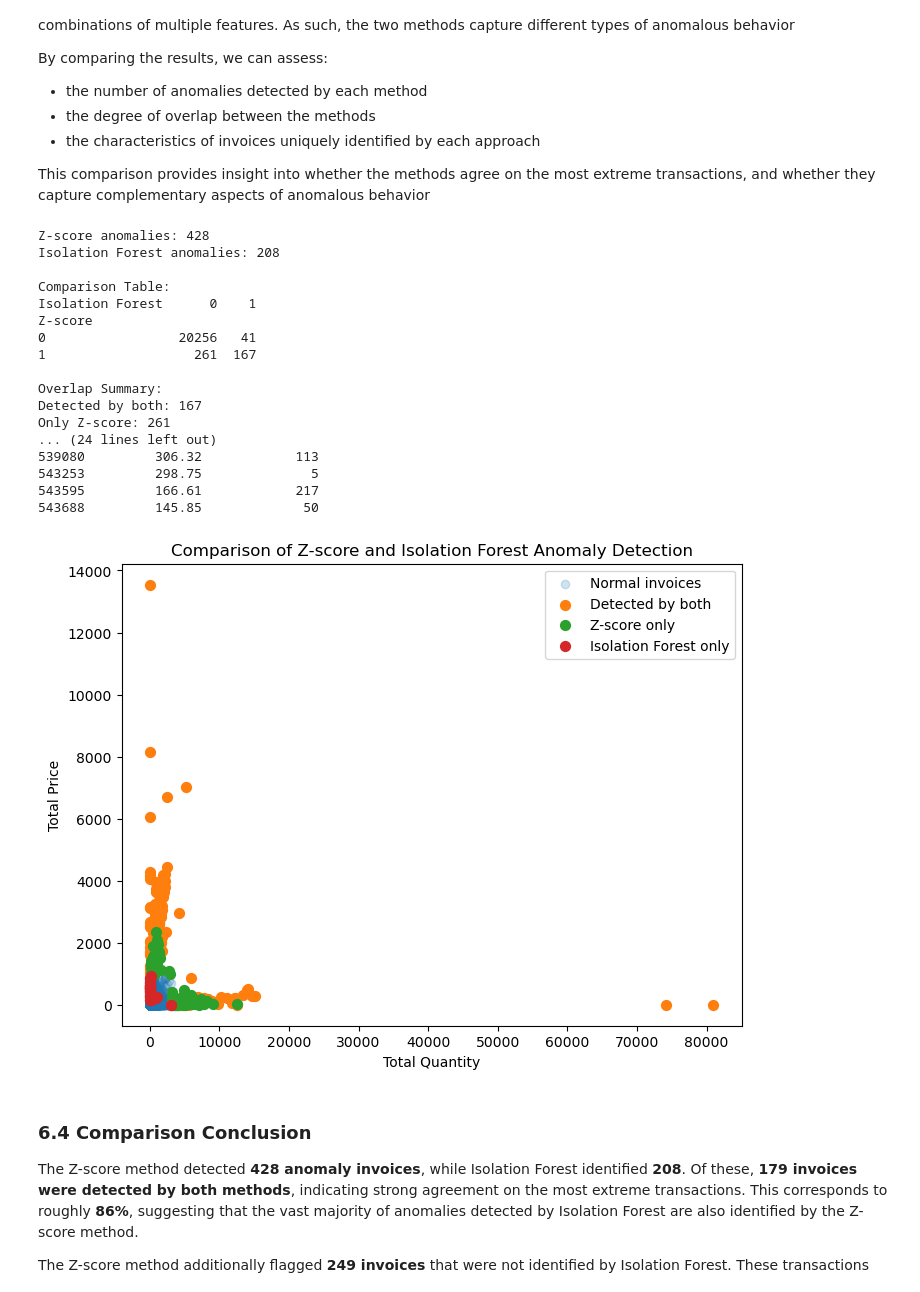
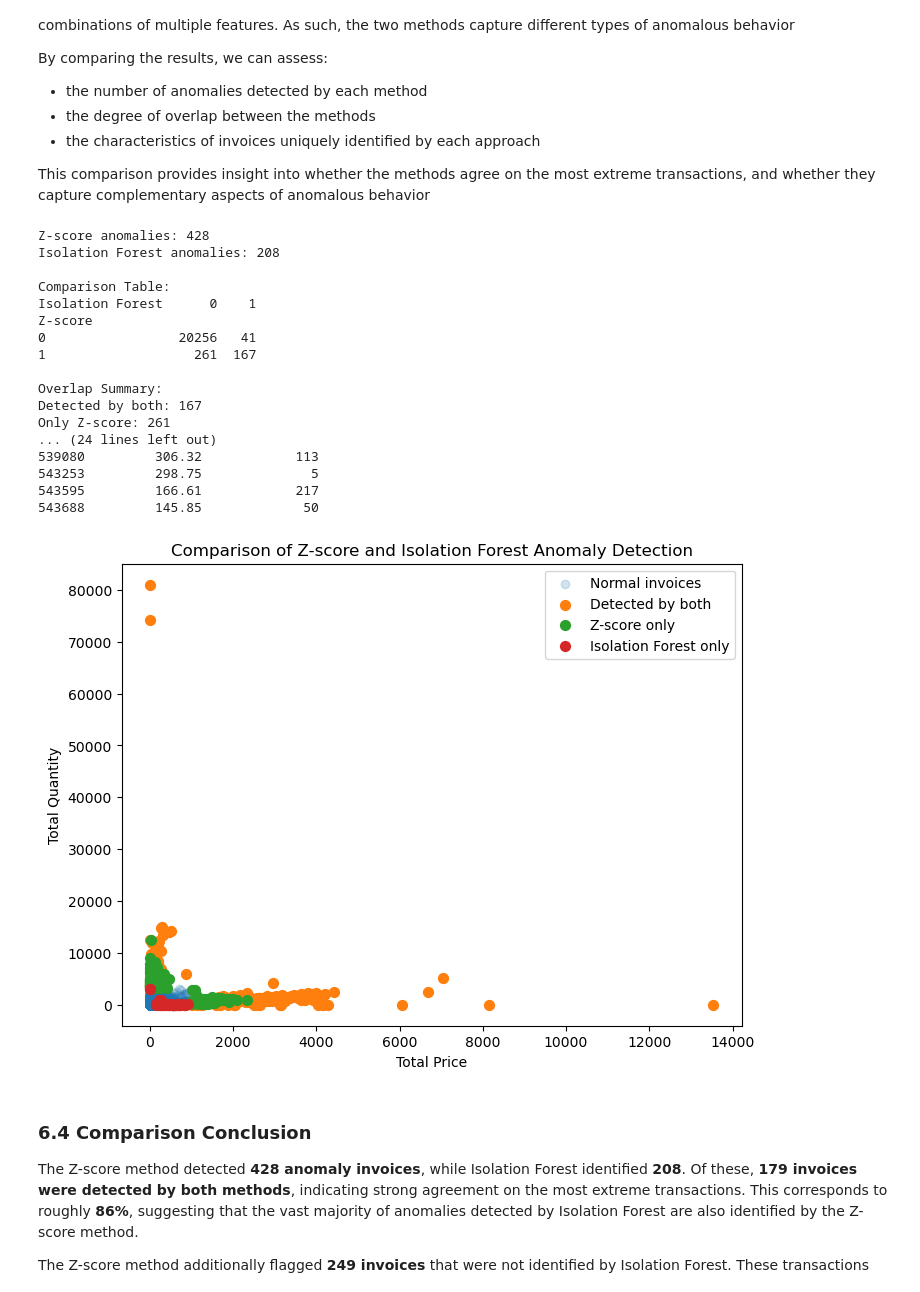
Before and after one commit to NouRALsaidD/data_mining_2026, a Jupyter notebook: data_mining_project_template.ipynb, the cells around one changed output. Drawn from its saved outputs; the diff is of its cells as text; code cells hidden in the pictures.

```diff
--- a/data_mining_project_template.ipynb
+++ b/data_mining_project_template.ipynb
@@ -1087,60 +1095,60 @@ plt.figure(figsize=(8, 6))
 
 # Normal points
 plt.scatter(
+    filtered_invoices["TotalPrice"],
     filtered_invoices["TotalQuantity"],
-    filtered_invoices["TotalPrice"],
     alpha=0.2,
     label="Normal invoices"
  )
 
 # Both methods
 plt.scatter(
+    both_anomalies["TotalPrice"],
     both_anomalies["TotalQuantity"],
-    both_anomalies["TotalPrice"],
     label="Detected by both",
     s=50
 )
 
 # Z-score only
 plt.scatter(
+    z_only["TotalPrice"],
     z_only["TotalQuantity"],
-    z_only["TotalPrice"],
     label="Z-score only",
     s=50
 )
 
 # Isolation Forest only
 plt.scatter(
+    iso_only["TotalPrice"],
     iso_only["TotalQuantity"],
-    iso_only["TotalPrice"],
     label="Isolation Forest only",
     s=50
 )
 
-plt.xlabel("Total Quantity")
-plt.ylabel("Total Price")
+plt.xlabel("Total Price")
+plt.ylabel("Total Quantity")
 plt.title("Comparison of Z-score and Isolation Forest Anomaly Detection")
 plt.legend()
 plt.show()
 # %% [output]
 Z-score anomalies: 428
 Isolation Forest anomalies: 208
 
 Comparison Table:
 Isolation Forest      0    1
 Z-score
 0                 20256   41
 1                   261  167
 
 Overlap Summary:
 Detected by both: 167
 Only Z-score: 261
 ... (24 lines left out)
 539080         306.32            113
 543253         298.75              5
 543595         166.61            217
 543688         145.85             50
-[figure, old version]
+[figure, new version]
 # %% [markdown]
 ### 6.4 Comparison Conclusion
 The Z-score method detected **428 anomaly invoices**, while Isolation Forest identified **208**. Of these, **179 invoices were detected by both methods**, indicating strong agreement on the most extreme transactions. This corresponds to roughly **86%**, suggesting that the vast majority of anomalies detected by Isolation Forest are also identified by the Z-score method. <br>
```
Also changed, not shown: parts of 20 cells of this notebook.
